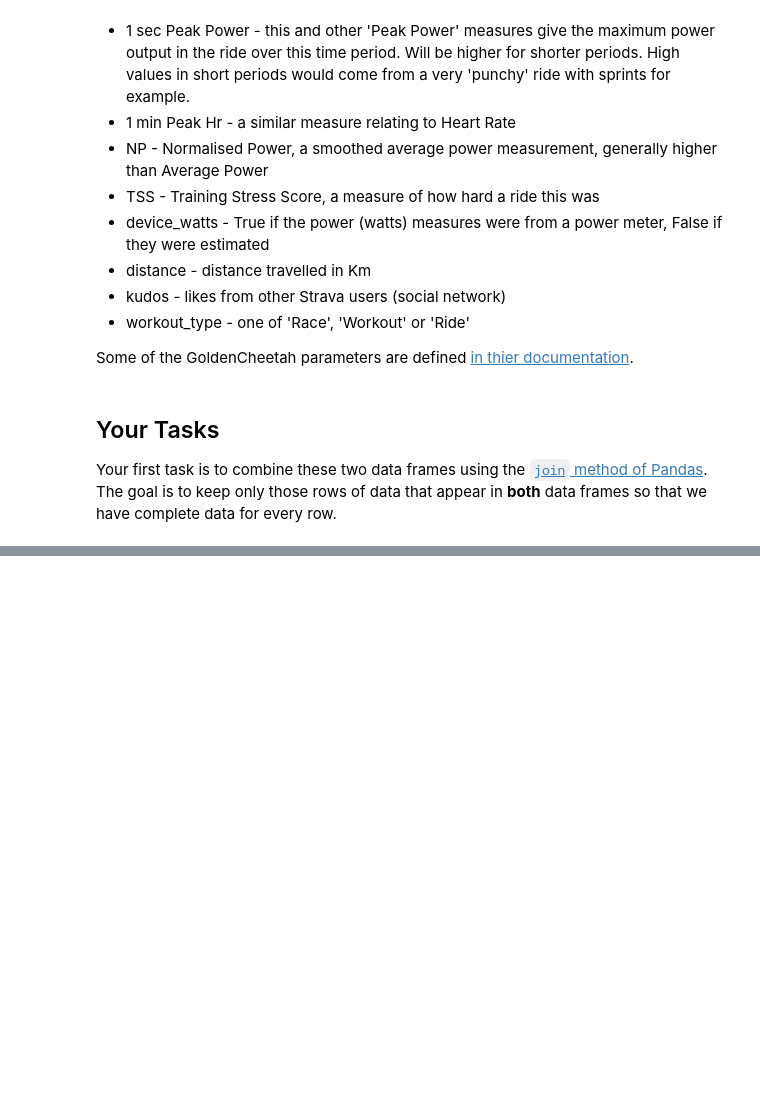
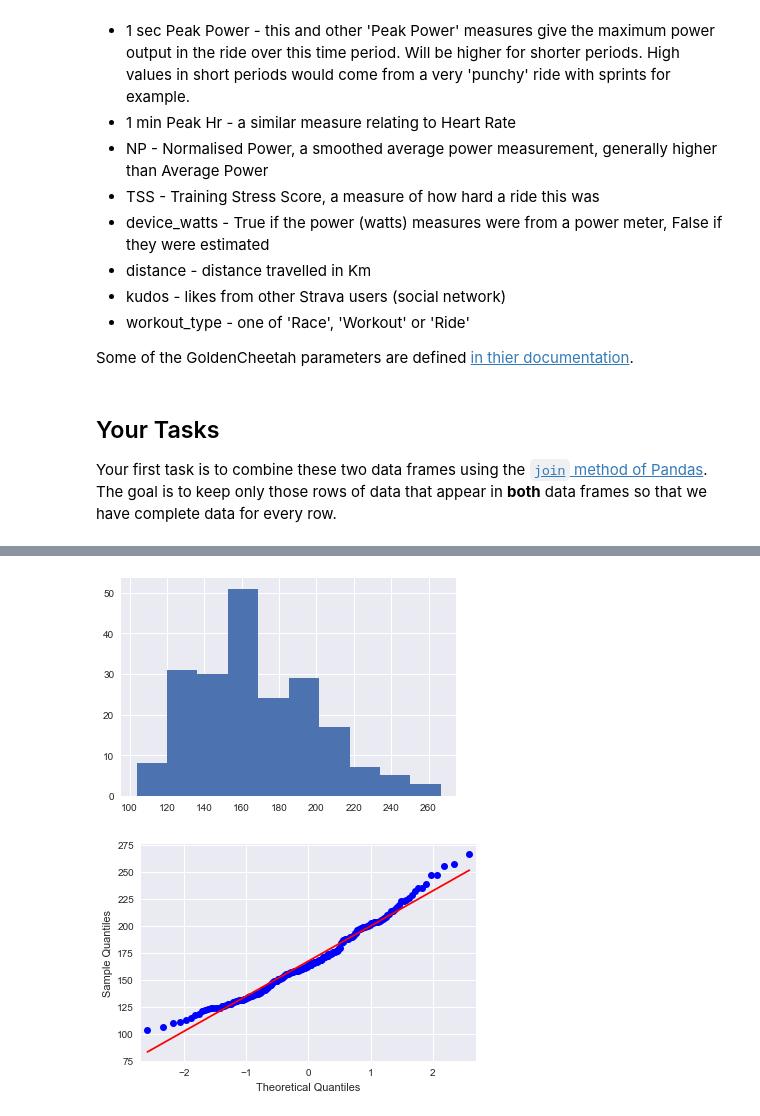
Before and after one commit to HowardXUuts/portfolio-2019-master, a Jupyter notebook: Portfolio 1.ipynb, the cells around one changed output, grey strips where cells are left out. Drawn from its saved outputs; the diff is of its cells as text; code cells hidden in the pictures; blank space fills up the shorter version.

```diff
--- a/Portfolio 1.ipynb
+++ b/Portfolio 1.ipynb
@@ -168,0 +177,14 @@ __Note:__ once you have completed these steps you can remove this cell.  Use the
+# %%
+# check the normal distribution of average_watts
+average_watts_join = datajoin['average_watts']
+#hist check
+seed(100)
+plt.hist(average_watts_join)
+
+
+#qqplot check of average_watts_join
+qqplot(average_watts_join,line ='s')
+plt.show()
+# %% [output]
+[figure, added]
+[figure, added]
```
Also changed, not shown: parts of 39 cells of this notebook.
